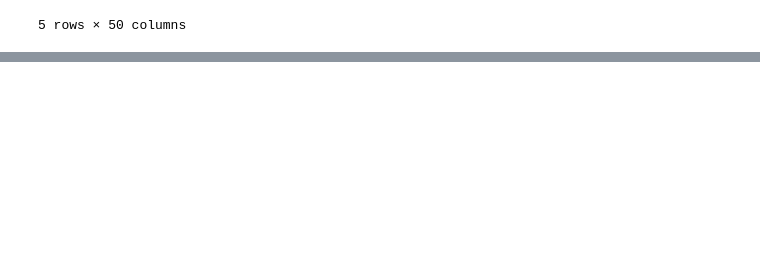
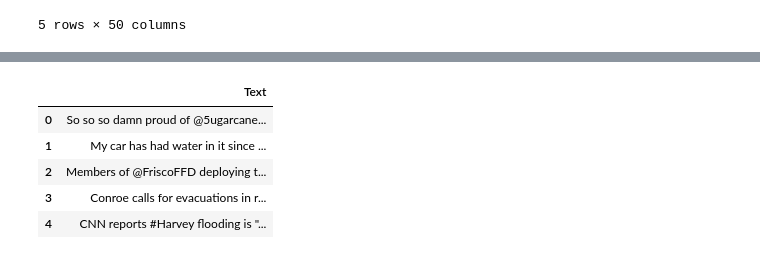
Before and after one commit to shenoy10/Harvey_Machine_Learning, a Jupyter notebook: Embedding_Model.ipynb, the cells around one changed output, grey strips where cells are left out. Drawn from its saved outputs; the diff is of its cells as text; code cells hidden in the pictures; blank space fills up the shorter version.

```diff
--- a/Embedding_Model.ipynb
+++ b/Embedding_Model.ipynb
@@ -331,0 +344,3 @@ Voting (0.75, 0.0337) (0.52, 0.0567) (0.63, 0.0787) (0.57, 0.0569) 0.78
+# %%
+dfv_full = tweets_to_df(df_full, [], embeddings, glove)
+dfv_full.head()
@@ -331,0 +358,19 @@ Voting (0.75, 0.0337) (0.52, 0.0567) (0.63, 0.0787) (0.57, 0.0569) 0.78
+# %%
+#now get predictions
+perceptron = MLPClassifier()
+perceptron.fit(dfv, labels)
+predictions = perceptron.predict(dfv_full)
+# %%
+#now loop through until we get 10000 positive classifications
+df_all = pd.read_csv('data/shuffled_subset_all.csv')
+# %%
+tweets_balanced = []
+count = 0
+for index, pred in enumerate(predictions):
+    if count == 15000:
+        print(index)
+        break
+    elif pred == 1:
+        tweets_balanced.append(df_all['text'][index])
+        count += 1
+tweets_balanced[:10]
@@ -331,0 +396,10 @@ Voting (0.75, 0.0337) (0.52, 0.0567) (0.63, 0.0787) (0.57, 0.0569) 0.78
+# %%
+df_balanced = pd.DataFrame(data = {'Text':tweets_balanced})
+df_balanced.head()
+# %% [output]
+|  | Text |
+| 0 | So so so damn proud of @5ugarcane... |
+| 1 | My car has had water in it since ... |
+| 2 | Members of @FriscoFFD deploying t... |
+| 3 | Conroe calls for evacuations in r... |
+| 4 | CNN reports #Harvey flooding is "... |
```
Also changed, not shown: parts of 9 cells of this notebook, 1 other file.
